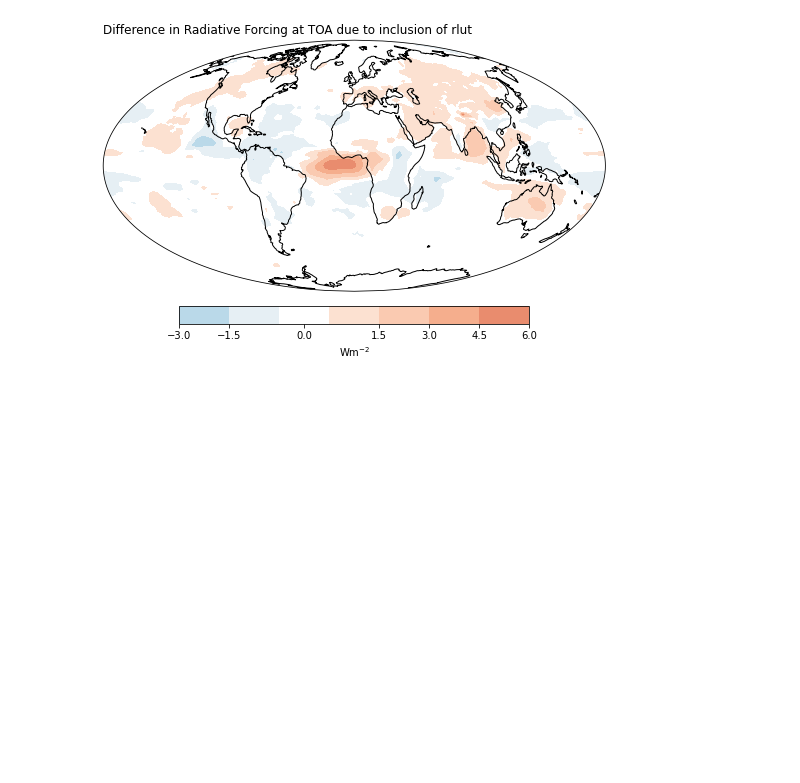
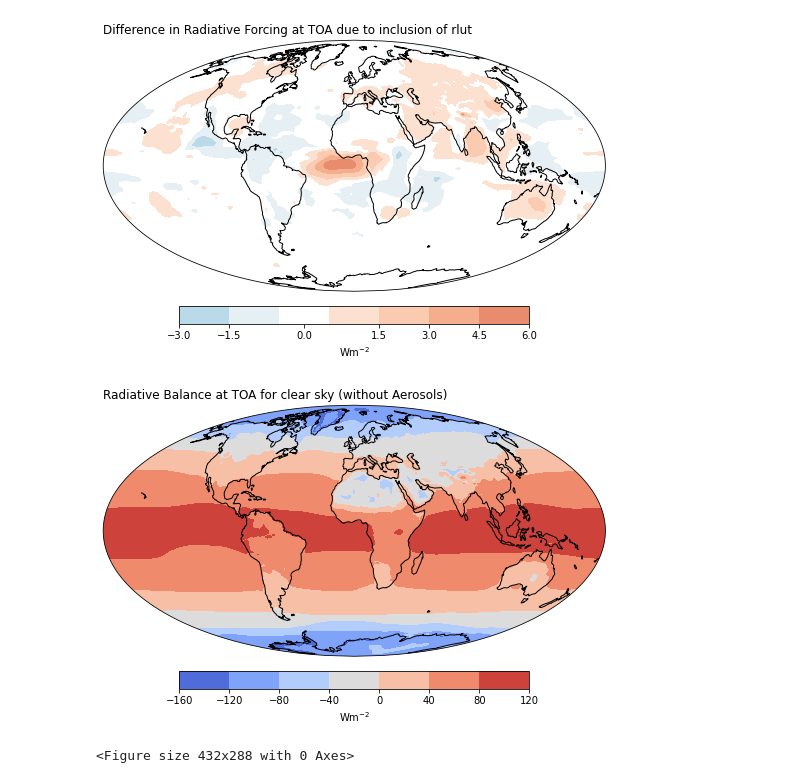
Before and after one commit to rovinapinto/radiative_forcing, a Jupyter notebook: notebooks/radiative_forcing_IPSL-CM6A.ipynb, the cells around one changed output. Saved outputs shown, nothing was run; the diff lists cells and outputs as text; code cells hidden in the pictures; blank space fills up the shorter version.

```diff
--- a/notebooks/radiative_forcing_IPSL-CM6A.ipynb
+++ b/notebooks/radiative_forcing_IPSL-CM6A.ipynb
@@ -153,0 +178,24 @@ plt.savefig("diff_forcing_TOA_IPSL_CM6A.pdf", bbox_inches='tight', transparent=T
+# %%
+cs_sw_balance_aer = RFD.rsdt_aer - RFD.rsutcs_aer #difference between energy absorbed and radiated back; sim with anthro aerosols
+cs_sw_balance_control = RFD.rsdt_c - RFD.rsutcs_c  #control- without anthro aerosols
+
+cs_sw_forcing_toa = -cs_sw_balance_control + cs_sw_balance_aer
+
+cs_balance_aer = RFD.rsdt_aer - RFD.rsutcs_aer - RFD.rlutcs_aer #difference between energy absorbed and radiated back; sim with anthro aerosols
+cs_balance_control = RFD.rsdt_c - RFD.rsutcs_c - RFD.rlutcs_c  #control- without anthro aerosols
+
+cs_forcing_toa = -cs_balance_control + cs_balance_aer
+# %%
+fig = plt.figure(figsize=(9,7))
+ax = fig.add_subplot(1,1,1,projection=ccrs.Mollweide()) #central_longitude=160
+ax.set_global()
+ax.coastlines()
+cs_balance_control, RFD.lon = add_cyclic_point(cs_balance_control, coord=RFD.lon) #removes white longitutdinal line at centre
+cs = ax.contourf(RFD.lon,RFD.lat,np.mean(cs_balance_control,axis=0), transform=ccrs.PlateCarree(),cmap='coolwarm')
+plt.colorbar(cs,shrink=0.8, fraction=0.046, pad=0.04, extendrect=True, label=r"$\mathrm{Wm}^{-2}$", orientation='horizontal')
+plt.title("Radiative Balance at TOA for clear sky (without Aerosols)", loc='left', fontsize=12)
+plt.show()
+plt.savefig("cs_bal_control_TOA_IPSL_CM6A.pdf", bbox_inches='tight', transparent=True)
+# %% [output]
+[figure, added]
+<Figure size 432x288 with 0 Axes>
```
Also changed, not shown: parts of 12 cells of this notebook, 32 other files.
